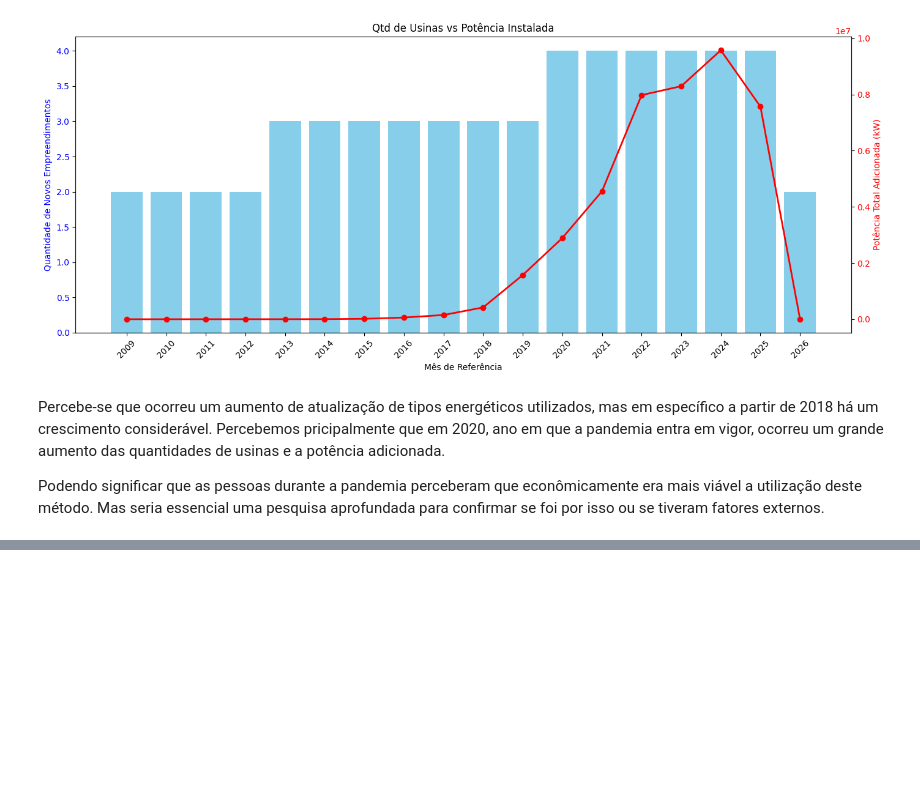
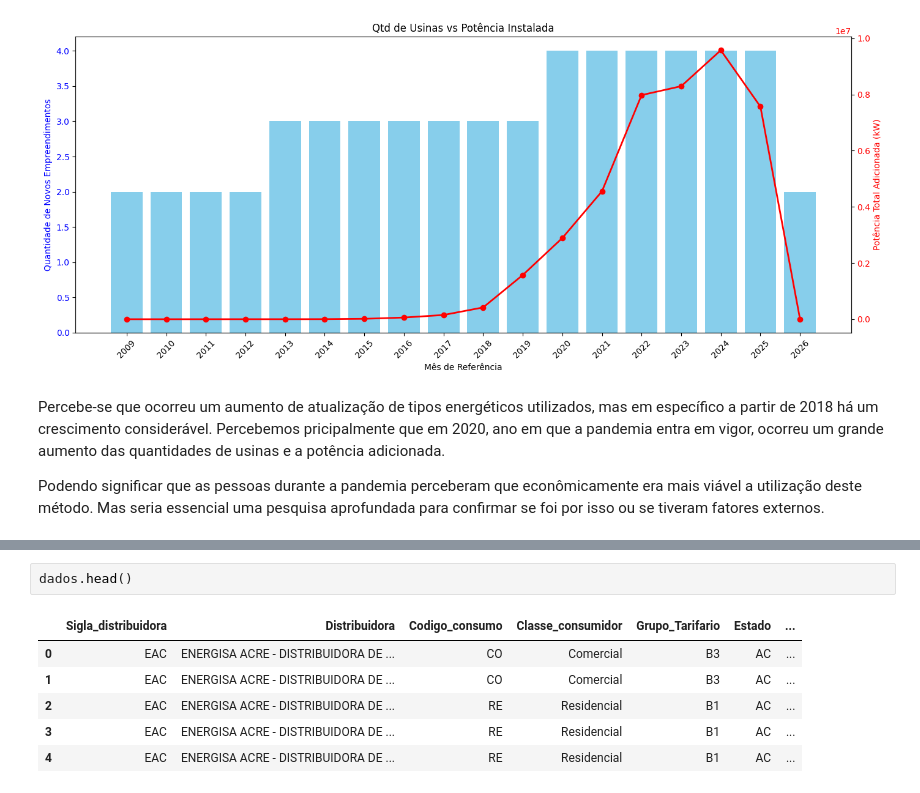
Before and after one commit to lannacassio/Fontes-Renovaveis-Aneel, a Jupyter notebook: Arquivo_Python/analise_aneel.ipynb, the cells around one changed output, grey strips where cells are left out. Saved outputs shown, nothing was run; the diff lists cells and outputs as text; blank space fills up the shorter version.

```diff
--- a/Arquivo_Python/analise_aneel.ipynb
+++ b/Arquivo_Python/analise_aneel.ipynb
@@ -630,0 +692,9 @@ Podendo significar que as pessoas durante a pandemia perceberam que econômicame
+# %%
+dados.head()
+# %% [output]
+|  | Sigla_distribuidora | Distribuidora | Codigo_consumo | Classe_consumidor | Grupo_Tarifario | Estado | ... |
+| 0 | EAC | ENERGISA ACRE - DISTRIBUIDORA DE ... | CO | Comercial | B3 | AC | ... |
+| 1 | EAC | ENERGISA ACRE - DISTRIBUIDORA DE ... | CO | Comercial | B3 | AC | ... |
+| 2 | EAC | ENERGISA ACRE - DISTRIBUIDORA DE ... | RE | Residencial | B1 | AC | ... |
+| 3 | EAC | ENERGISA ACRE - DISTRIBUIDORA DE ... | RE | Residencial | B1 | AC | ... |
+| 4 | EAC | ENERGISA ACRE - DISTRIBUIDORA DE ... | RE | Residencial | B1 | AC | ... |
```
Also changed, not shown: parts of 12 cells of this notebook.
